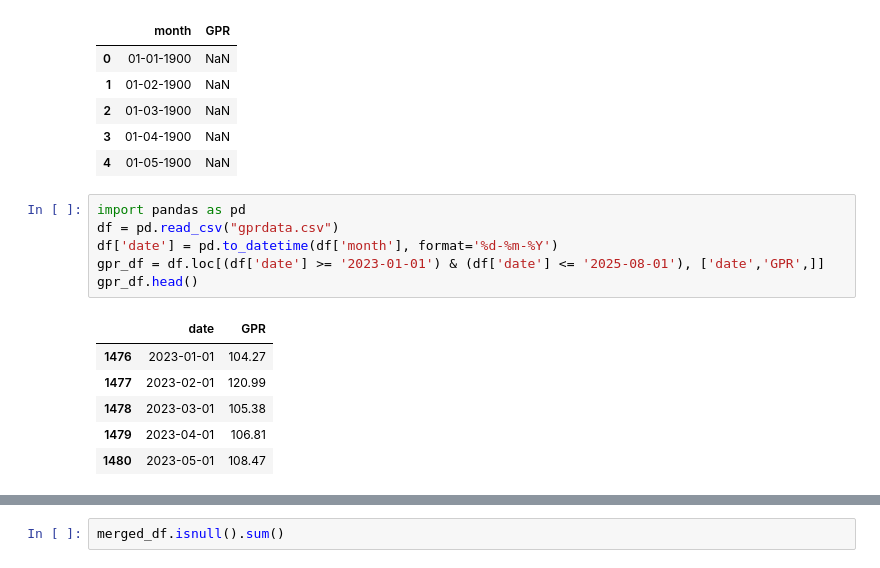
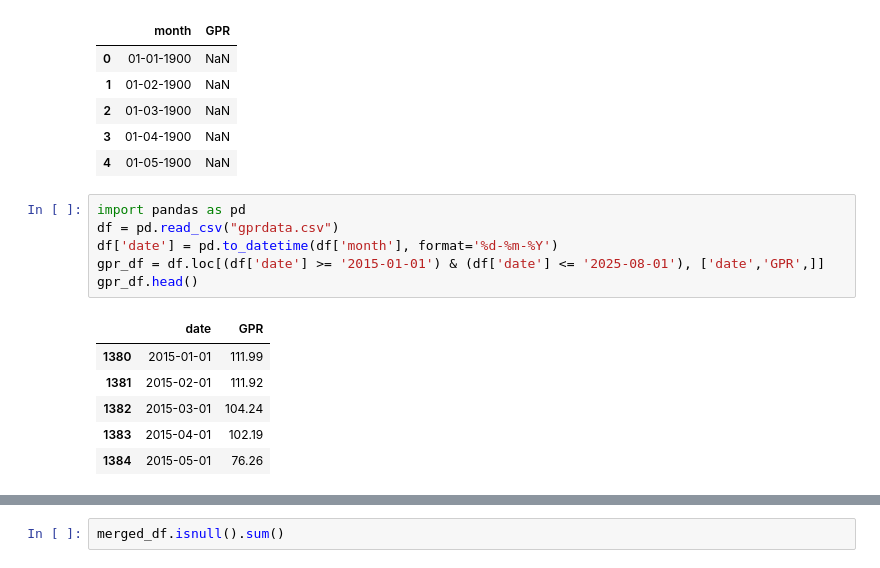
Before and after one commit to anjalirephy-code/GPR_Credit_Analysis, a Jupyter notebook: Geopolitical_Risk_Impact.ipynb, the cells around one changed output, grey strips where cells are left out. Saved outputs shown, nothing was run; the diff lists cells and outputs as text.

```diff
--- a/Geopolitical_Risk_Impact.ipynb
+++ b/Geopolitical_Risk_Impact.ipynb
@@ -37,16 +37,16 @@ df_selected_cols.head()
 # %%
 import pandas as pd
 df = pd.read_csv("gprdata.csv")
 df['date'] = pd.to_datetime(df['month'], format='%d-%m-%Y')
-gpr_df = df.loc[(df['date'] >= '2023-01-01') & (df['date'] <= '2025-08-01'), ['date','GPR',]]
+gpr_df = df.loc[(df['date'] >= '2015-01-01') & (df['date'] <= '2025-08-01'), ['date','GPR',]]
 gpr_df.head()
 # %% [output]
 |  | date | GPR |
-| 1476 | 2023-01-01 | 104.27 |
-| 1477 | 2023-02-01 | 120.99 |
-| 1478 | 2023-03-01 | 105.38 |
-| 1479 | 2023-04-01 | 106.81 |
-| 1480 | 2023-05-01 | 108.47 |
+| 1380 | 2015-01-01 | 111.99 |
+| 1381 | 2015-02-01 | 111.92 |
+| 1382 | 2015-03-01 | 104.24 |
+| 1383 | 2015-04-01 | 102.19 |
+| 1384 | 2015-05-01 | 76.26 |
 # %%
 from google.colab import files
 import pandas as pd
```
Also changed, not shown: parts of 8 cells of this notebook.
